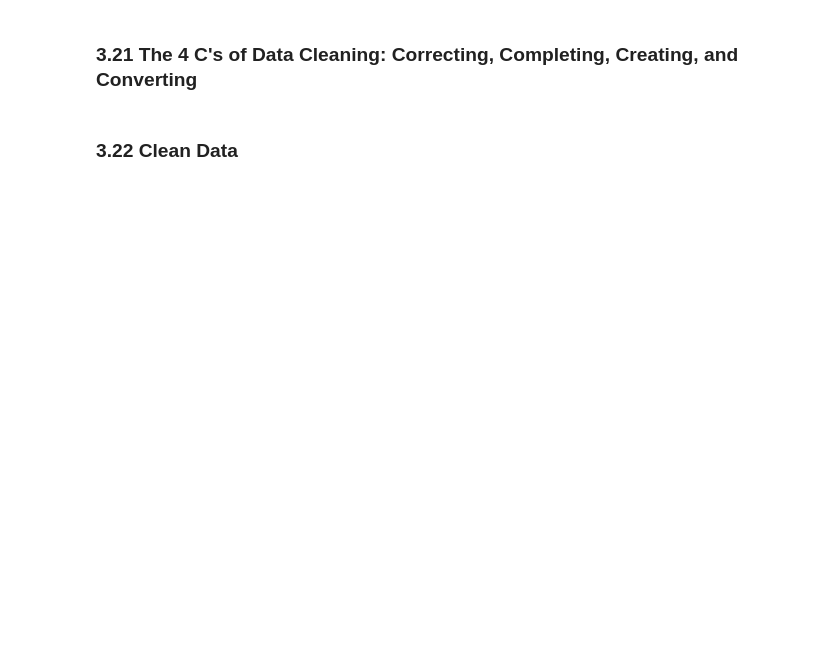
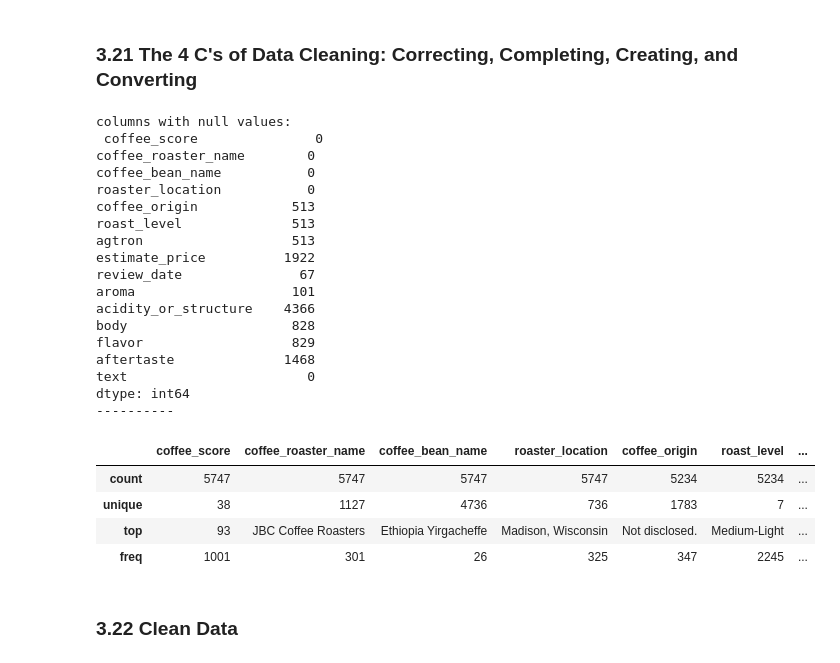
Before and after one commit to nkbuddy/capstone-coffee-recommendation-system, a Jupyter notebook: coffee_recommendation.ipynb, the cells around one changed output. Drawn from its saved outputs; the diff is of its cells as text; code cells hidden in the pictures; blank space fills up the shorter version.

```diff
--- a/coffee_recommendation.ipynb
+++ b/coffee_recommendation.ipynb
@@ -374,4 +422,32 @@ Its important to note, more predictor variables do not make a better model, but
 # %% [markdown]
 ### 3.21 The 4 C's of Data Cleaning: Correcting, Completing, Creating, and Converting <a class="anchor" id="4C"></a>
+# %%
+print('columns with null values:\n', coffee_df.isnull().sum())
+print("-"*10)
+coffee_df.describe(include='all')
+# %% [output]
+columns with null values:
+ coffee_score               0
+coffee_roaster_name        0
+coffee_bean_name           0
+roaster_location           0
+coffee_origin            513
+roast_level              513
+agtron                   513
+estimate_price          1922
+review_date               67
+aroma                    101
+acidity_or_structure    4366
+body                     828
+flavor                   829
+aftertaste              1468
+text                       0
+dtype: int64
+----------
+|  | coffee_score | coffee_roaster_name | coffee_bean_name | roaster_location | coffee_origin | roast_level | ... |
+| count | 5747 | 5747 | 5747 | 5747 | 5234 | 5234 | ... |
+| unique | 38 | 1127 | 4736 | 736 | 1783 | 7 | ... |
+| top | 93 | JBC Coffee Roasters | Ethiopia Yirgacheffe | Madison, Wisconsin | Not disclosed. | Medium-Light | ... |
+| freq | 1001 | 301 | 26 | 325 | 347 | 2245 | ... |
 # %% [markdown]
 ### 3.22 Clean Data <a class="anchor" id="Clean-Data"></a>
```
Also changed, not shown: parts of 21 cells of this notebook.
